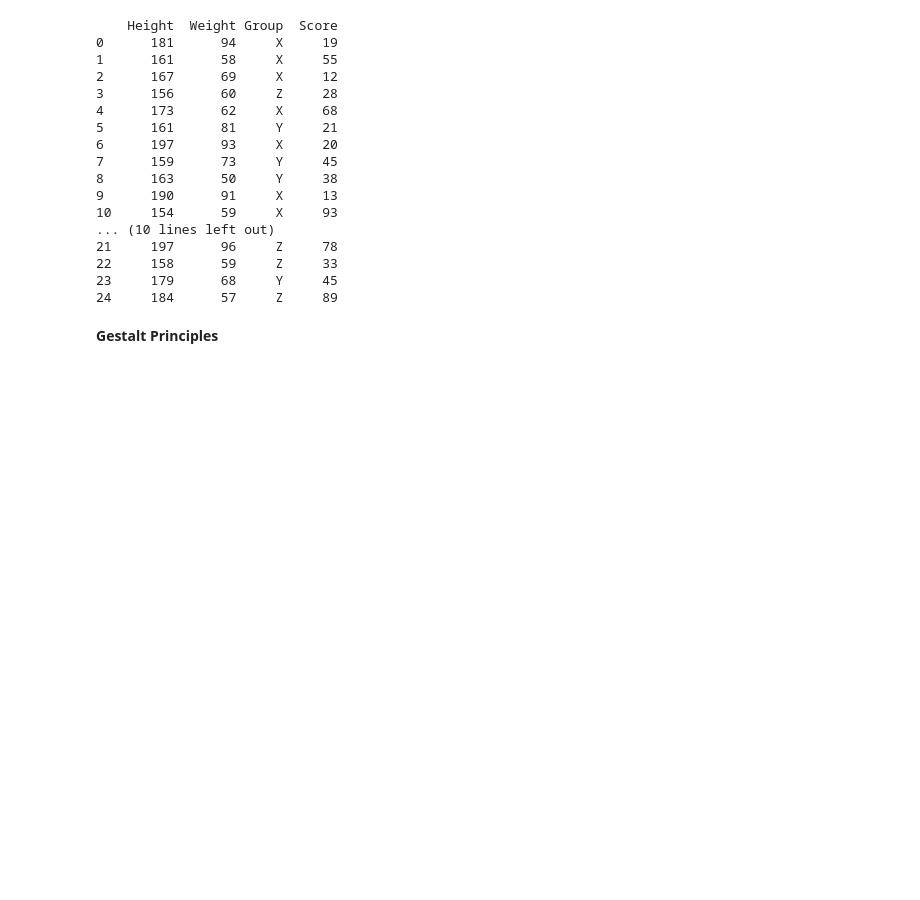
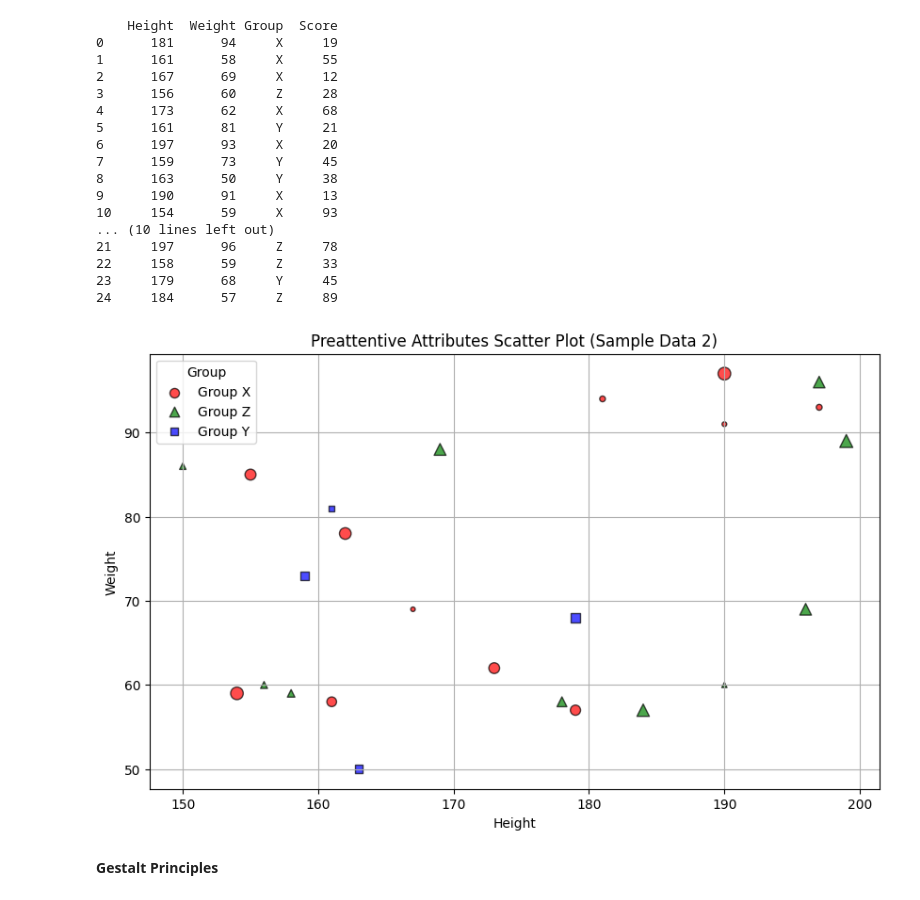
Before and after one commit to qmdmlot/CPE-031-Visualizations-and-Data-Analysis, a Jupyter notebook: Copy_of_Hands_On_Activity_6_|_Data_Visualization_and_Design.ipynb, the cells around one changed output. Cells and saved outputs as stored; diff of their text form; code cells hidden in the pictures; blank space fills up the shorter version.

```diff
--- a/Copy_of_Hands_On_Activity_6_|_Data_Visualization_and_Design.ipynb
+++ b/Copy_of_Hands_On_Activity_6_|_Data_Visualization_and_Design.ipynb
@@ -190,3 +207,28 @@ print(sample_data)
+# %%
+plt.figure(figsize=(10,6))
+
+colors = {'A': 'red', 'B': 'blue', 'C': 'green', 'X': 'red', 'Y': 'blue', 'Z': 'green'}
+shapes = {'A': 'o', 'B': 's', 'C': '^', 'X': 'o', 'Y': 's', 'Z': '^'}
+
+
+for cat in sample_data['Group'].unique():
+    sample_subset = sample_data[sample_data['Group'] == cat]
+    plt.scatter(sample_subset['Height'], sample_subset['Weight'],
+                s=sample_subset['Score'],
+                c=colors[cat],
+                marker=shapes[cat],
+                alpha=0.7,
+                edgecolors='black',
+                label=f'Group {cat}')
+
+plt.title('Preattentive Attributes Scatter Plot (Sample Data 2)')
+plt.xlabel('Height')
+plt.ylabel('Weight')
+plt.legend(title='Group')
+plt.grid(True)
+plt.show()
+# %% [output]
+[figure, added]
 # %% [markdown]
 **Gestalt Principles**
 # %% [markdown]
```
Also changed, not shown: parts of 5 cells of this notebook.
